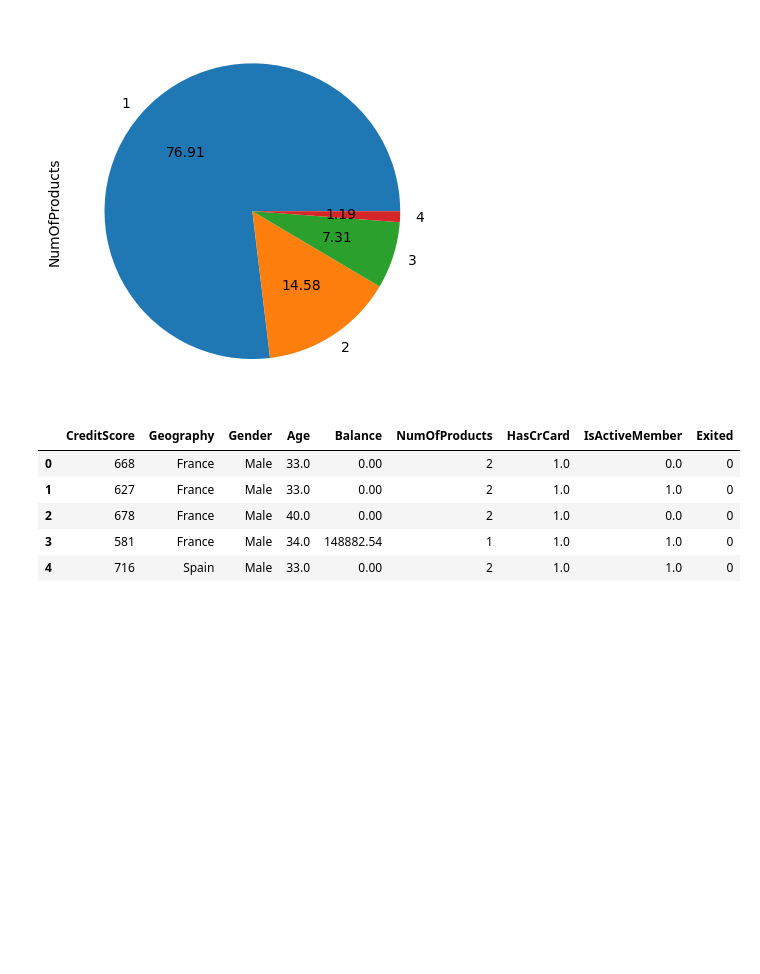
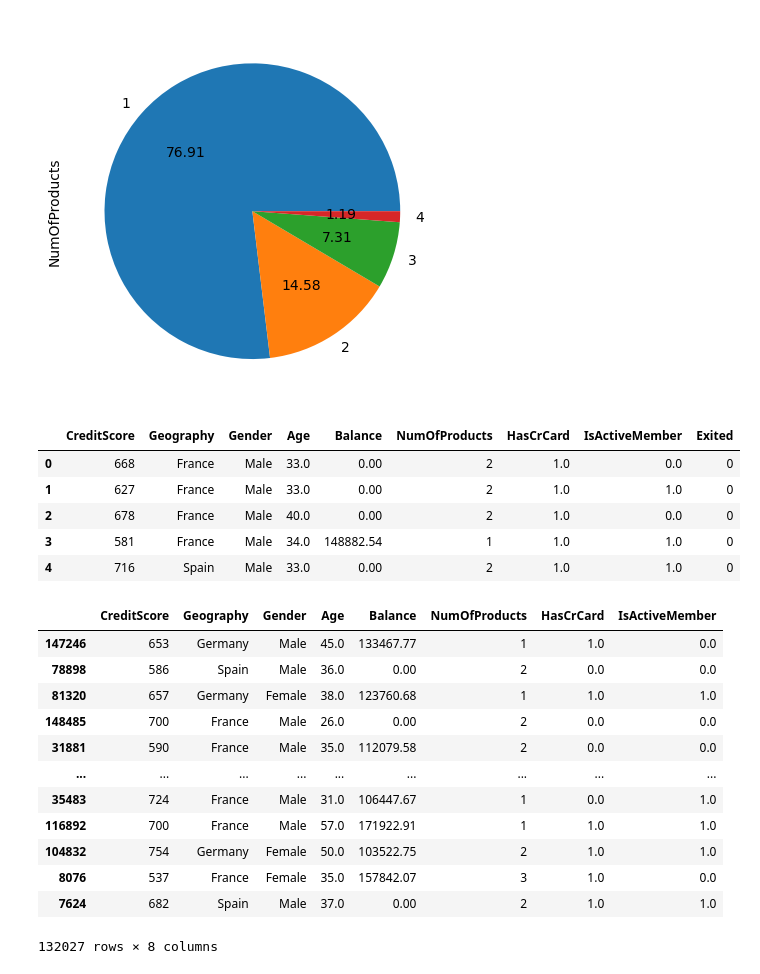
Before and after one commit to PruthviiRajj/Binary-Classification-with-a-Bank-Churn-Dataset, a Jupyter notebook: compi.ipynb, the cells around one changed output. Cells and saved outputs as stored; diff of their text form; code cells hidden in the pictures; blank space fills up the shorter version.

```diff
--- a/compi.ipynb
+++ b/compi.ipynb
@@ -99,6 +99,3 @@ train.head()
 | 2 | 678 | France | Male | 40.0 | 0.00 | 2 | 1.0 | 0.0 | 0 |
 | 3 | 581 | France | Male | 34.0 | 148882.54 | 1 | 1.0 | 1.0 | 0 |
 | 4 | 716 | Spain | Male | 33.0 | 0.00 | 2 | 1.0 | 1.0 | 0 |
-# %%
-train = pd.get_dummies(train,['Geography','Gender'],drop_first=True)
-test = pd.get_dummies(test,['Geography','Gender'],drop_first=True)
@@ -114,0 +112,16 @@ classifier = LogisticRegression()
+# %%
+X_train
+# %% [output]
+|  | CreditScore | Geography | Gender | Age | Balance | NumOfProducts | HasCrCard | IsActiveMember |
+| 147246 | 653 | Germany | Male | 45.0 | 133467.77 | 1 | 1.0 | 0.0 |
+| 78898 | 586 | Spain | Male | 36.0 | 0.00 | 2 | 0.0 | 0.0 |
+| 81320 | 657 | Germany | Female | 38.0 | 123760.68 | 1 | 1.0 | 1.0 |
+| 148485 | 700 | France | Male | 26.0 | 0.00 | 2 | 0.0 | 0.0 |
+| 31881 | 590 | France | Male | 35.0 | 112079.58 | 2 | 0.0 | 0.0 |
+| ... | ... | ... | ... | ... | ... | ... | ... | ... |
+| 35483 | 724 | France | Male | 31.0 | 106447.67 | 1 | 0.0 | 1.0 |
+| 116892 | 700 | France | Male | 57.0 | 171922.91 | 1 | 1.0 | 1.0 |
+| 104832 | 754 | Germany | Female | 50.0 | 103522.75 | 2 | 1.0 | 1.0 |
+| 8076 | 537 | France | Female | 35.0 | 157842.07 | 3 | 1.0 | 0.0 |
+| 7624 | 682 | Spain | Male | 37.0 | 0.00 | 2 | 1.0 | 1.0 |
+132027 rows × 8 columns
```
Also changed, not shown: parts of 13 cells of this notebook, 1 other file.
